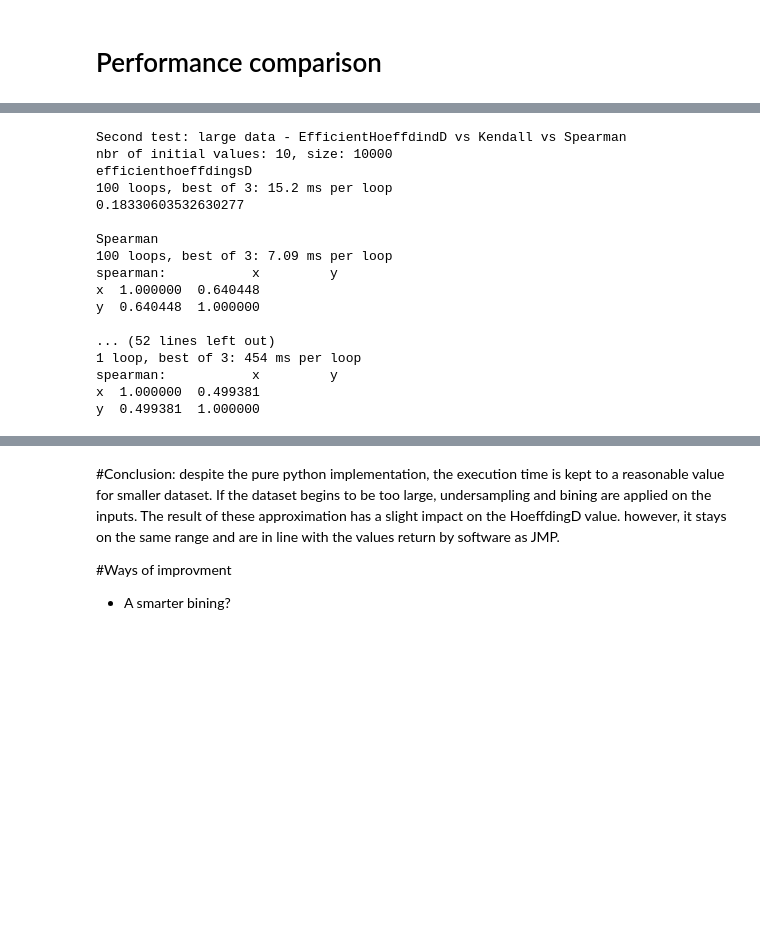
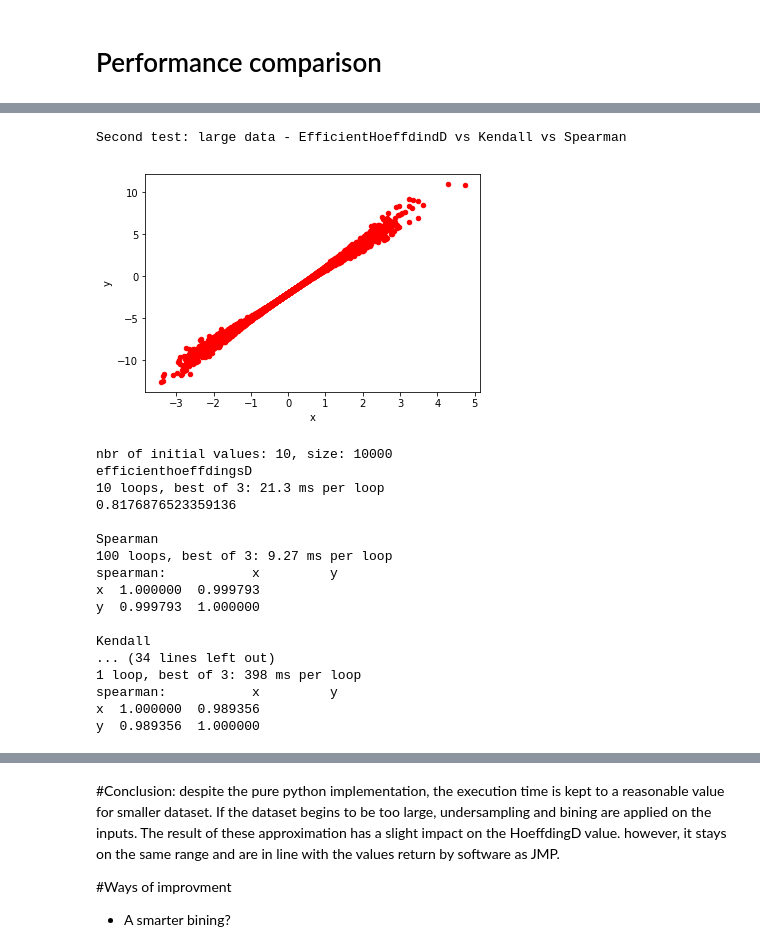
Before and after one commit to PaulVanDev/HoeffdingD, a Jupyter notebook: EfficientHoeffdingD.ipynb, the cells around one changed output, grey strips where cells are left out. Cells and saved outputs as stored; diff of their text form; code cells hidden in the pictures; blank space fills up the shorter version.

```diff
--- a/EfficientHoeffdingD.ipynb
+++ b/EfficientHoeffdingD.ipynb
@@ -213,11 +213,15 @@ hoeffdingsD
 #Second test: large data - EfficientHoeffdindD vs Kendall vs Spearman
 print('Second test: large data - EfficientHoeffdindD vs Kendall vs Spearman')
 
-x=np.random.randint(10, size=10000)
-y=(np.random.randint(10, size=10000)*x)
+#x=np.random.randint(10, size=10000)
+x=np.random.normal(0,1, size=10000)
+y=((np.random.normal(0,0.1, size=10000)*x+3)*x-2)
 df=pd.DataFrame(x,columns=['x'])
 df['y']=y
 
+
+df.plot(kind='scatter',x='x',y='y',color='red')
+plt.show()
 
 print('nbr of initial values: 10, size: 10000')
 print('efficienthoeffdingsD')
@@ -234,8 +238,8 @@ print('Kendall')
 %timeit df.corr('kendall')
 print('spearman:',df.corr('kendall'))
 
-x=np.random.randint(100, size=100000)
-y=(np.random.randint(100, size=100000)*x)
+x=np.random.normal(0,1, size=100000)
+y=((np.random.normal(0,0.1, size=100000)*x+3)*x-2)
 df=pd.DataFrame(x,columns=['x'])
 df['y']=y
 print('')
@@ -246,71 +250,53 @@ print(efficienthoeffdingsD( x, y ))
 
 print('')
 print('Spearman')
 %timeit df.corr('spearman')
 print('spearman:',df.corr('spearman'))
 
 print('')
 print('Kendall')
 %timeit df.corr('kendall')
 print('spearman:',df.corr('kendall'))
 
-x=np.random.randint(100, size=1000000)
-y=(np.random.randint(100, size=1000000)*x)
+x=np.random.normal(0,1, size=1000000)
+y=((np.random.normal(0,0.1, size=1000000)*x+3)*x-2)
 df=pd.DataFrame(x,columns=['x'])
 df['y']=y
 print('')
 print('nbr of initial values: 100, size: 1000000')
 print('efficienthoeffdingsD')
 %timeit efficienthoeffdingsD( x, y )
 print(efficienthoeffdingsD( x, y ))
 
 print('')
 print('Spearman')
 %timeit df.corr('spearman')
 print('spearman:',df.corr('spearman'))
 
 print('')
 print('Kendall')
 %timeit df.corr('kendall')
 print('spearman:',df.corr('kendall'))
-
-x=np.random.randint(1000, size=1000000)
-y=(np.random.randint(1000, size=1000000)*x)
-df=pd.DataFrame(x,columns=['x'])
-df['y']=y
-print('')
-print('nbr of initial values: 1000, size: 1000000')
-print('efficienthoeffdingsD')
-%timeit efficienthoeffdingsD( x, y )
-print(efficienthoeffdingsD( x, y ))
-
-print('')
-print('Spearman')
-%timeit df.corr('spearman')
-print('spearman:',df.corr('spearman'))
-
-print('')
-print('Kendall')
-%timeit df.corr('kendall')
-print('spearman:',df.corr('kendall'))
 # %% [output]
 Second test: large data - EfficientHoeffdindD vs Kendall vs Spearman
-nbr of initial values: 10, size: 10000
-efficienthoeffdingsD
-100 loops, best of 3: 15.2 ms per loop
-0.18330603532630277
-
-Spearman
-100 loops, best of 3: 7.09 ms per loop
-spearman:           x         y
-x  1.000000  0.640448
-y  0.640448  1.000000
-
-... (52 lines left out)
-1 loop, best of 3: 454 ms per loop
-spearman:           x         y
-x  1.000000  0.499381
-y  0.499381  1.000000
+[figure, added]
+nbr of initial values: 10, size: 10000
+efficienthoeffdingsD
+10 loops, best of 3: 21.3 ms per loop
+0.8176876523359136
+
+Spearman
+100 loops, best of 3: 9.27 ms per loop
+spearman:           x         y
+x  1.000000  0.999793
+y  0.999793  1.000000
+
+Kendall
+... (34 lines left out)
+1 loop, best of 3: 398 ms per loop
+spearman:           x         y
+x  1.000000  0.989356
+y  0.989356  1.000000
 # %%
 #Third test: large data - EfficientHoeffdindD vs Kendall vs Spearman - non-monotonic relation
 print('Third test: large data - EfficientHoeffdindD vs Kendall vs Spearman - non-monotonic relation')
```
Also changed, not shown: parts of 3 cells of this notebook.
